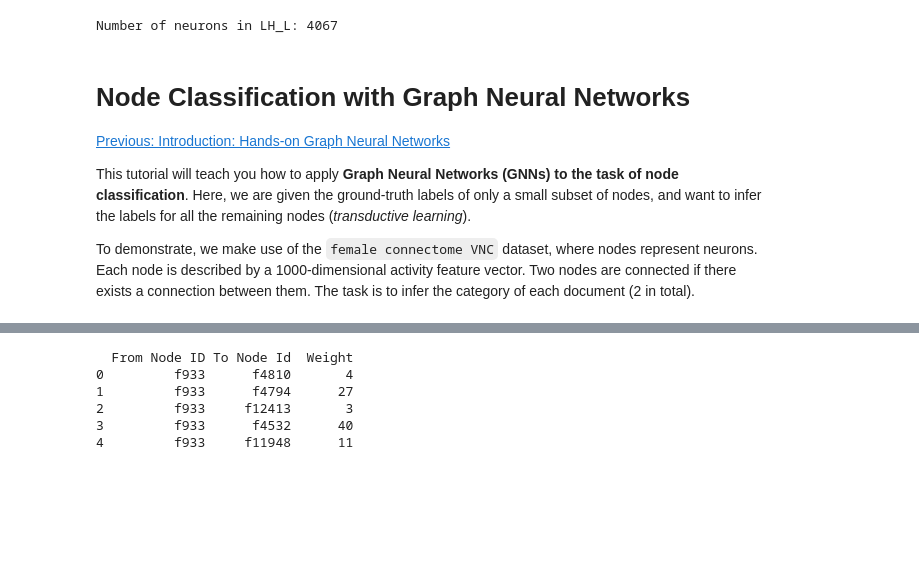
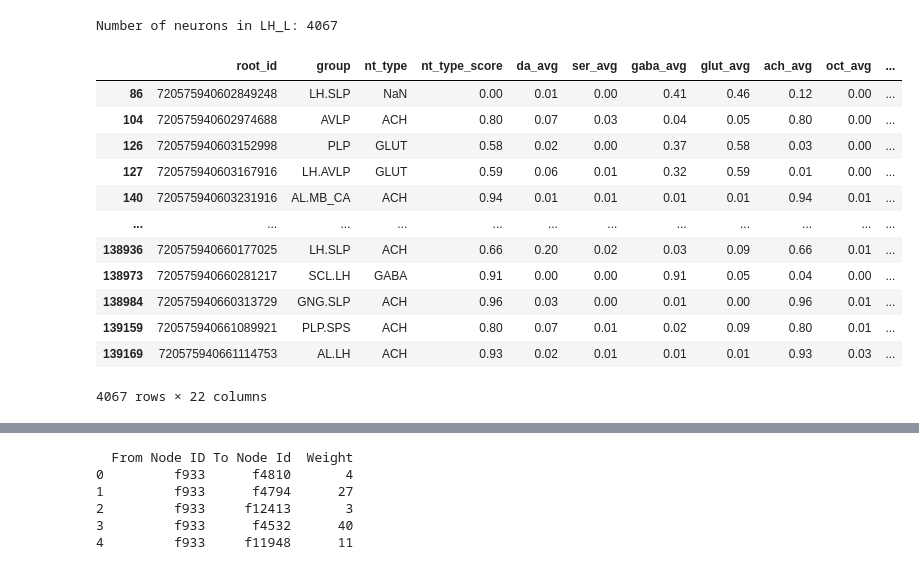
Before and after one commit to briandepasquale/CoSyNe_2025_GNN_tutorial, a Jupyter notebook: FlyWire_WIP.ipynb, the cells around one changed output, grey strips where cells are left out. Drawn from its saved outputs; the diff is of its cells as text; code cells hidden in the pictures; blank space fills up the shorter version.

```diff
--- a/Exc-Inh_Node_Classification copy.ipynb
+++ b/FlyWire_WIP.ipynb
@@ -105,15 +107,19 @@ neurons = neurons[neurons['root_id'].isin(lh_neurons)]
 print('Number of neurons in ' + neuropil_of_interest + ': ' + str(len(neurons)))
 # %% [output]
 Number of neurons in LH_L: 4067
-# %% [markdown]
-# Node Classification with Graph Neural Networks
-
-[Previous: Introduction: Hands-on Graph Neural Networks](https://colab.research.google.com/drive/1h3-vJGRVloF5zStxL5I0rSy4ZUPNsjy8)
-
-This tutorial will teach you how to apply **Graph Neural Networks (GNNs) to the task of node classification**.
-Here, we are given the ground-truth labels of only a small subset of nodes, and want to infer the labels for all the remaining nodes (*transductive learning*).
-
-To demonstrate, we make use of the `female connectome VNC` dataset, where nodes represent neurons.
-Each node is described by a 1000-dimensional activity feature vector.
-Two nodes are connected if there exists a connection between them.
-The task is to infer the category of each document (2 in total).
+# %%
+neurons
+# %% [output]
+|  | root_id | group | nt_type | nt_type_score | da_avg | ser_avg | gaba_avg | glut_avg | ach_avg | oct_avg | ... |
+| 86 | 720575940602849248 | LH.SLP | NaN | 0.00 | 0.01 | 0.00 | 0.41 | 0.46 | 0.12 | 0.00 | ... |
+| 104 | 720575940602974688 | AVLP | ACH | 0.80 | 0.07 | 0.03 | 0.04 | 0.05 | 0.80 | 0.00 | ... |
+| 126 | 720575940603152998 | PLP | GLUT | 0.58 | 0.02 | 0.00 | 0.37 | 0.58 | 0.03 | 0.00 | ... |
+| 127 | 720575940603167916 | LH.AVLP | GLUT | 0.59 | 0.06 | 0.01 | 0.32 | 0.59 | 0.01 | 0.00 | ... |
+| 140 | 720575940603231916 | AL.MB_CA | ACH | 0.94 | 0.01 | 0.01 | 0.01 | 0.01 | 0.94 | 0.01 | ... |
+| ... | ... | ... | ... | ... | ... | ... | ... | ... | ... | ... | ... |
+| 138936 | 720575940660177025 | LH.SLP | ACH | 0.66 | 0.20 | 0.02 | 0.03 | 0.09 | 0.66 | 0.01 | ... |
+| 138973 | 720575940660281217 | SCL.LH | GABA | 0.91 | 0.00 | 0.00 | 0.91 | 0.05 | 0.04 | 0.00 | ... |
+| 138984 | 720575940660313729 | GNG.SLP | ACH | 0.96 | 0.03 | 0.00 | 0.01 | 0.00 | 0.96 | 0.01 | ... |
+| 139159 | 720575940661089921 | PLP.SPS | ACH | 0.80 | 0.07 | 0.01 | 0.02 | 0.09 | 0.80 | 0.01 | ... |
+| 139169 | 720575940661114753 | AL.LH | ACH | 0.93 | 0.02 | 0.01 | 0.01 | 0.01 | 0.93 | 0.03 | ... |
+4067 rows × 22 columns
```
Also changed, not shown: parts of 16 cells of this notebook.
